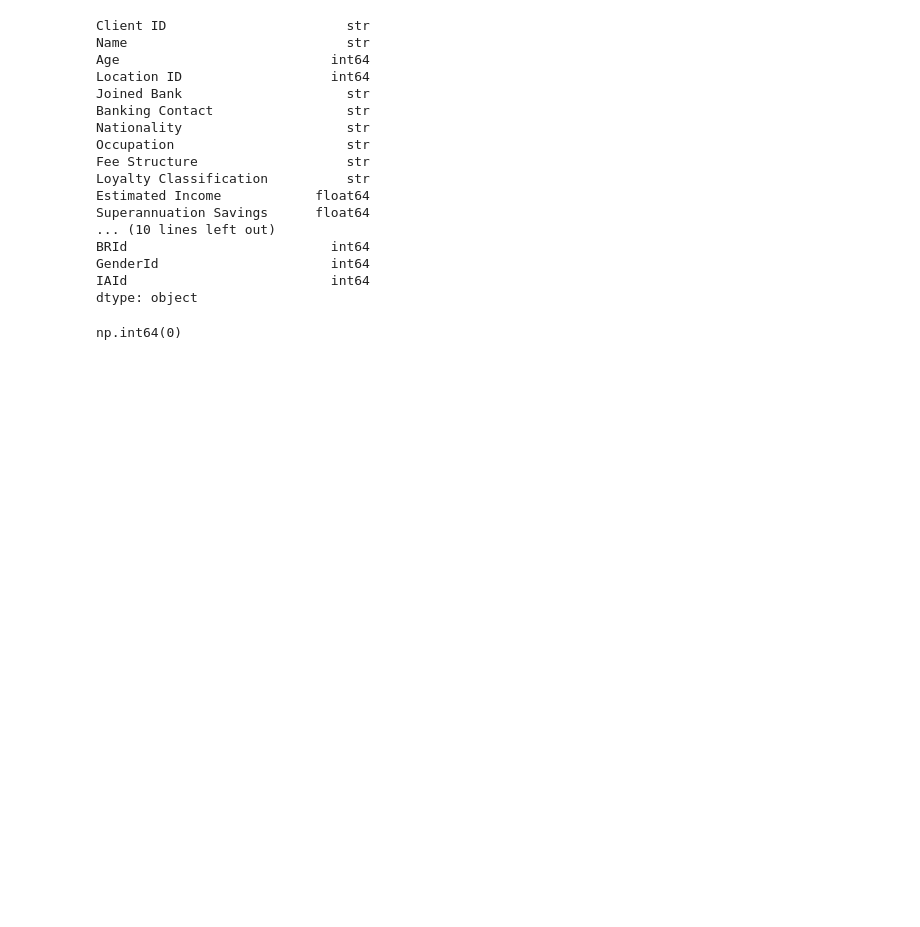
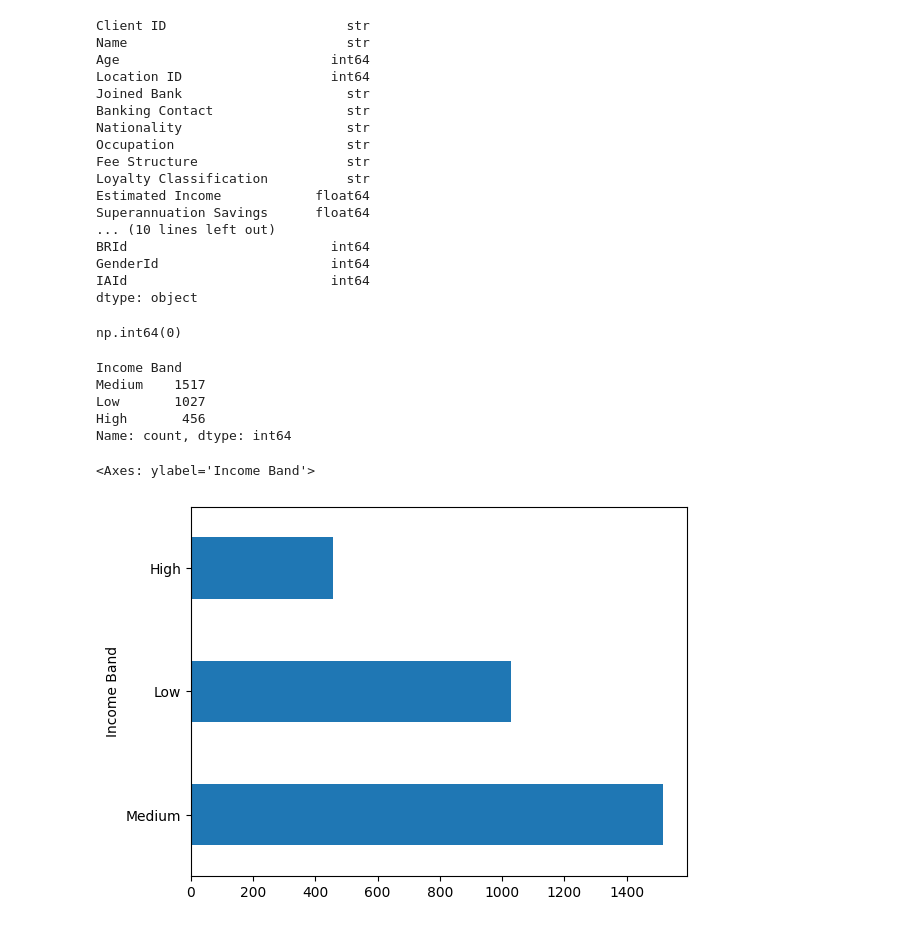
Before and after one commit to dharmesh9/banking_end_to_end_data_analysis_project3, a Jupyter notebook: eda_python.ipynb, the cells around one changed output. Cells and saved outputs as stored; diff of their text form; code cells hidden in the pictures; blank space fills up the shorter version.

Commit message:
Created income bands and plot categorical column counts.

```diff
--- a/eda_python.ipynb
+++ b/eda_python.ipynb
@@ -145,3 +145,21 @@ dtype: object
 df.duplicated().sum()
 # %% [output]
 np.int64(0)
+# %%
+parts = [0,100000,300000,float('inf')]
+lables = ['Low', 'Medium', 'High']
+
+df['Income Band'] = pd.cut(df['Estimated Income'], bins=parts, labels=lables, right = False)
+# %%
+df['Income Band'].value_counts()
+# %% [output]
+Income Band
+Medium    1517
+Low       1027
+High       456
+Name: count, dtype: int64
+# %%
+df['Income Band'].value_counts().plot(kind='barh')
+# %% [output]
+<Axes: ylabel='Income Band'>
+[figure, added]
```
Also changed, not shown: parts of 5 cells of this notebook.
